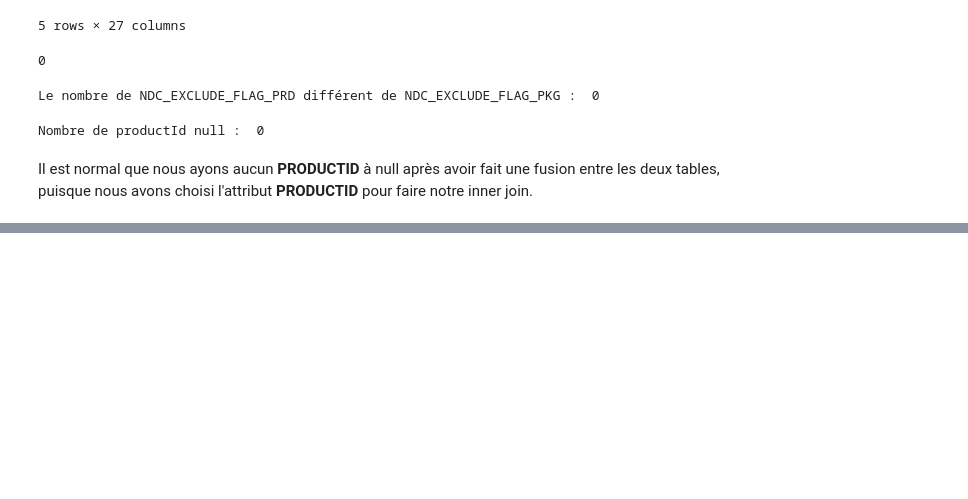
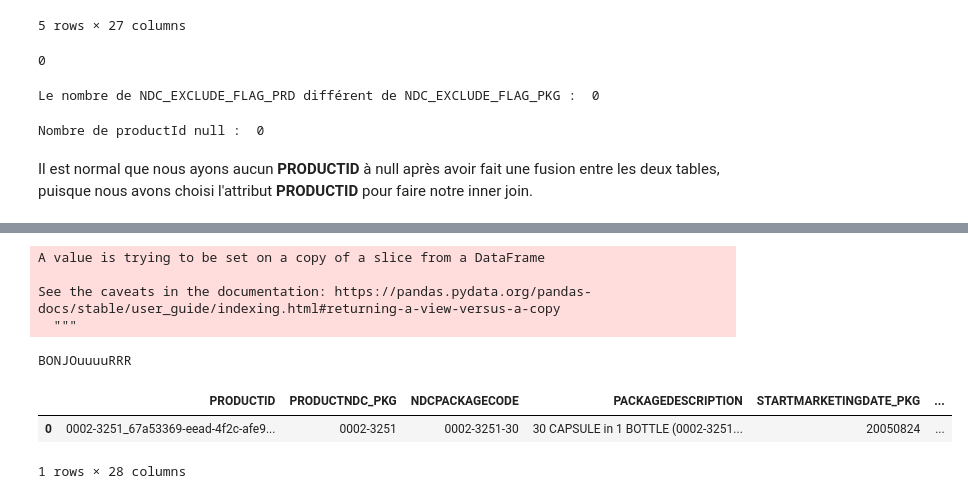
Before and after one commit to JamarcusBernard/tp2_ift870, a Jupyter notebook: tp2.ipynb, the cells around one changed output, grey strips where cells are left out. Drawn from its saved outputs; the diff is of its cells as text; code cells hidden in the pictures; blank space fills up the shorter version.

```diff
--- a/tp2.ipynb
+++ b/tp2.ipynb
@@ -732,0 +829,12 @@ print("Nombres de PRODUCTNDC_PRD différent de PRODUCTNDC_PKG : ", len(productND
+# %%
+pharmClassesNotNull = tableMerged[~tableMerged['PHARM_CLASSES'].isnull()]
+
+arrayDifferentsFieldsPharmClasses = []
+
+for index, row in pharmClassesNotNull.iterrows():
+    stringPharmClasse = row['PHARM_CLASSES']
+    a = stringPharmClasse.split('[')
+    for i in range (1,len(a)):
+        arrayDifferentsFieldsPharmClasses.append(a[i].split(']')[0])
+
+print(list(set(arrayDifferentsFieldsPharmClasses)))
@@ -732,0 +845,4 @@ print("Nombres de PRODUCTNDC_PRD différent de PRODUCTNDC_PKG : ", len(productND
+# %%
+newAttributes = np.zeros([len(tableMerged),6])
+
+tableMerged[['PHARM_CLASSE_EPC', 'PHARM_CLASSE_EXT','PHARM_CLASSE_MoA','PHARM_CLASSE_CS','PHARM_CLASSE_PE','PHARM_CLASSE_Chemical/Ingredient']] = newAttributes
@@ -732,0 +859,25 @@ print("Nombres de PRODUCTNDC_PRD différent de PRODUCTNDC_PKG : ", len(productND
+# %%
+tableMerged.is_copy = False
+
+for index, row in pharmClassesNotNull.iterrows():
+    stringPharmClasse = row['PHARM_CLASSES']
+    a = stringPharmClasse.split(']')
+    for i in range (0,len(a)-1):
+        tableMerged['PHARM_CLASSE_'+a[i].split('[')[1]][index] = a[i].split('[')[0].replace(',','')
+# %% [output]
+A value is trying to be set on a copy of a slice from a DataFrame
+
+See the caveats in the documentation: https://pandas.pydata.org/pandas-docs/stable/user_guide/indexing.html#returning-a-view-versus-a-copy
+  """
+# %%
+tableMerged.loc[0,'PHARM_CLASSE_EPC'] = ['BONJOuuuuRRR','dfsddgd','fsgfgs'].sort() =>concatenation ('BONJOuuuuRRRdfsddgdfsgfgs')
+classe = tableMerged.loc[0,'PHARM_CLASSE_EPC']
+print(classe)
+# %% [output]
+BONJOuuuuRRR
+# %%
+tableMerged.head(1)
+# %% [output]
+|  | PRODUCTID | PRODUCTNDC_PKG | NDCPACKAGECODE | PACKAGEDESCRIPTION | STARTMARKETINGDATE_PKG | ... |
+| 0 | 0002-3251_67a53369-eead-4f2c-afe9... | 0002-3251 | 0002-3251-30 | 30 CAPSULE in 1 BOTTLE (0002-3251... | 20050824 | ... |
+1 rows × 28 columns
```
Also changed, not shown: parts of 64 cells of this notebook.
